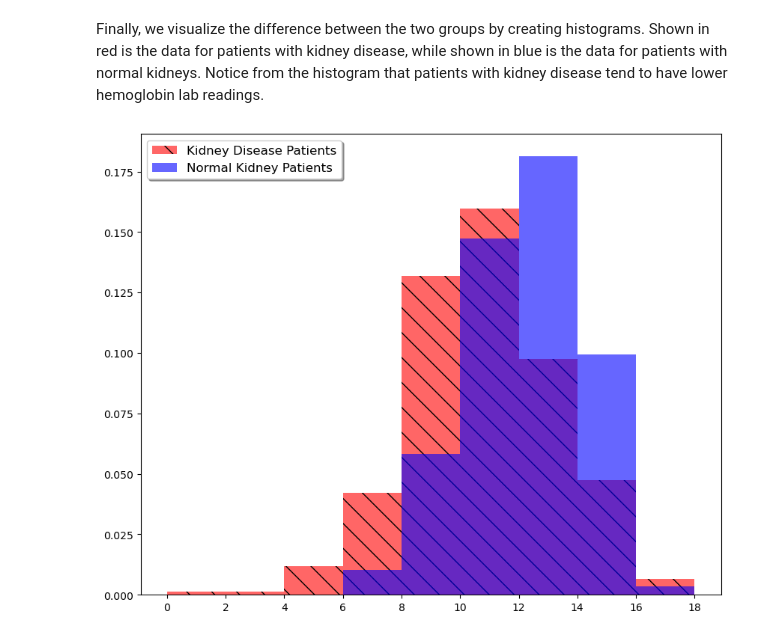
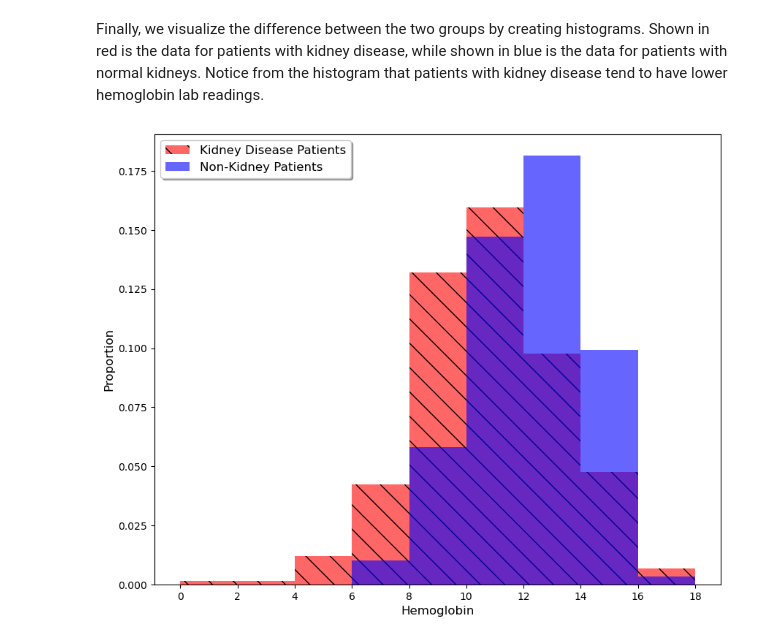
Before and after one commit to manns79/IgA-Nephropathy, a Jupyter notebook: EDA/hemoglobin_eda.ipynb, the cells around one changed output. Drawn from its saved outputs; the diff is of its cells as text; code cells hidden in the pictures.

Commit message:
add axis labels to hemoglobin eda

```diff
--- a/EDA/hemoglobin_eda.ipynb
+++ b/EDA/hemoglobin_eda.ipynb
@@ -97,24 +97,28 @@ Finally, we visualize the difference between the two groups by creating histogra
 # %%
 plt.figure(figsize = (10, 8))
 plt.hist(hemoglobin_labs_kidney_disease['hemoglobin'],
         color = 'red',
         hatch = '\\',
         bins = np.arange(0, 20, 2),   #(1) <6, (2) 6-8, (3) 8-10, (4) 10-12, (5) >12
         alpha = 0.6,
         density = True,
         label = 'Kidney Disease Patients')
 plt.hist(hemoglobin_labs_normal_kidneys['hemoglobin'],
         color = 'blue',
         bins = np.arange(0, 20, 2),
         alpha = 0.6,
         density = True,
-        label = 'Normal Kidney Patients')
+        label = 'Non-Kidney Patients')
 plt.xticks(np.arange(0, 20, 2))
 plt.legend(fontsize = 12,
           loc = 'upper left',
           fancybox = True,
           shadow = True)
+plt.ylabel('Proportion',
+          fontsize = 12)
+plt.xlabel('Hemoglobin',
+          fontsize = 12)
 plt.savefig('../Assets/hemoglobin_eda.png')
 plt.show()
 # %% [output]
-[figure, old version]
+[figure, new version]
```
Also changed, not shown: 1 other file.
